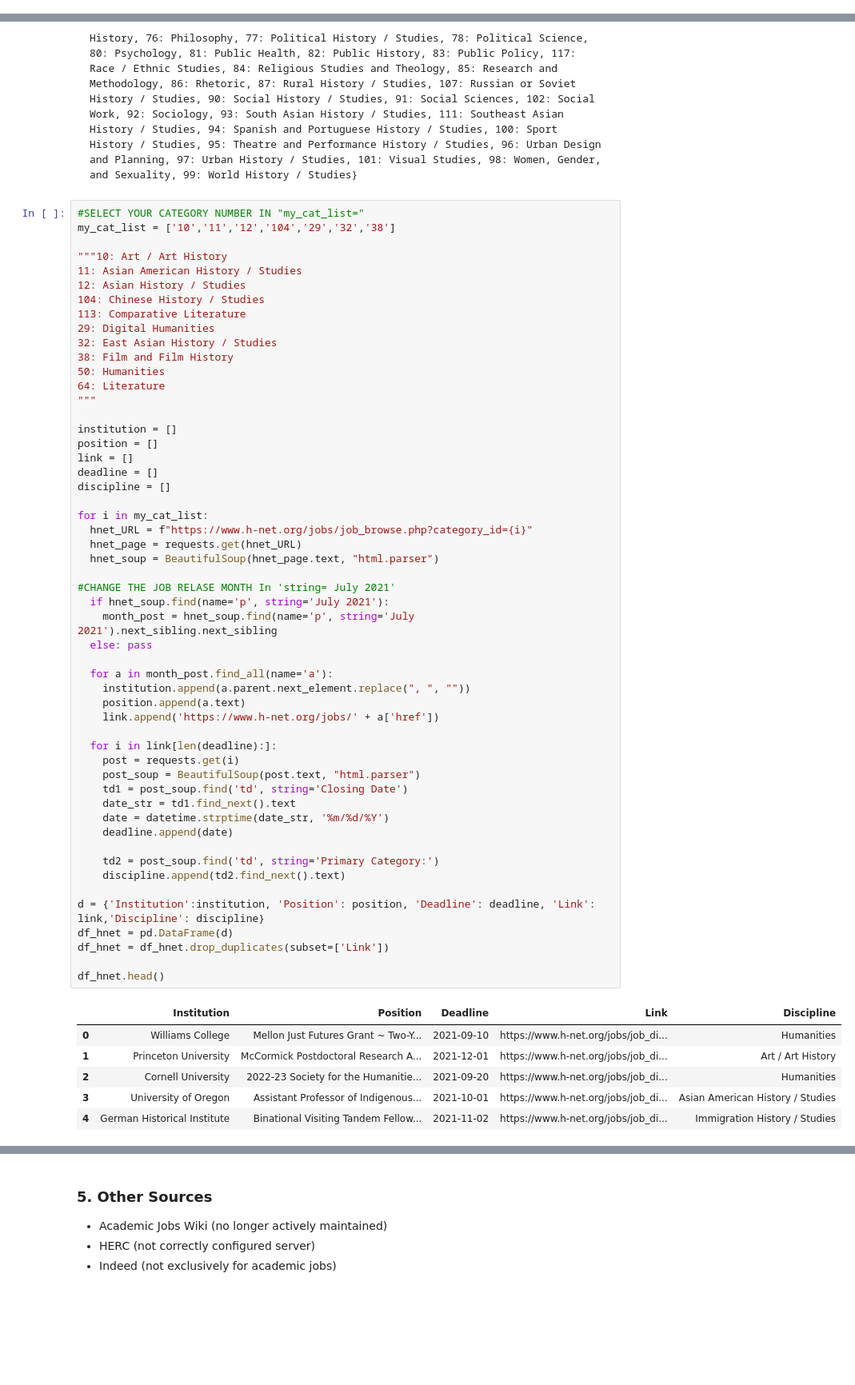
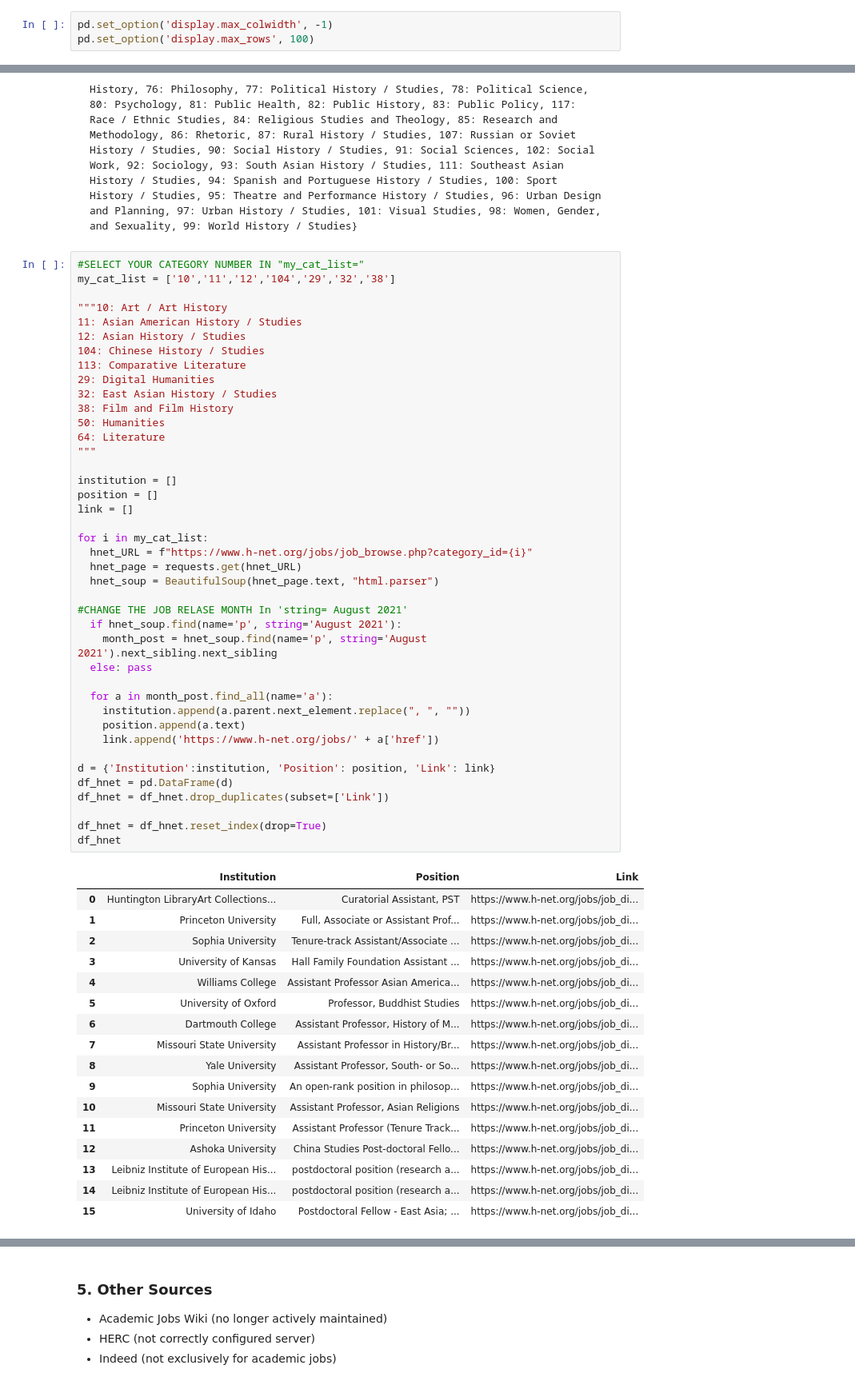
Before and after one commit to XiWang-wx/academic_jobs, a Jupyter notebook: academic_job_search.ipynb, the cells around one changed output, grey strips where cells are left out. Shown at 80% size. Drawn from its saved outputs; the diff is of its cells as text; blank space fills up the shorter version.

```diff
--- a/academic_job_search.ipynb
+++ b/academic_job_search.ipynb
@@ -8,6 +9,9 @@ import pandas as pd
 import time
 from IPython.core.display import Pretty
 from datetime import datetime
+# %%
+pd.set_option('display.max_colwidth', -1)
+pd.set_option('display.max_rows', 100)
 # %% [markdown]
 ### 1. H-Net Job Guide
 # %% [markdown]
@@ -25,54 +29,53 @@ my_cat_list = ['10','11','12','104','29','32','38']
 12: Asian History / Studies
 104: Chinese History / Studies
 113: Comparative Literature
 29: Digital Humanities
 32: East Asian History / Studies
 38: Film and Film History
 50: Humanities
 64: Literature
 """
 
 institution = []
 position = []
 link = []
-deadline = []
-discipline = []
 
 for i in my_cat_list:
   hnet_URL = f"https://www.h-net.org/jobs/job_browse.php?category_id={i}"
   hnet_page = requests.get(hnet_URL)
   hnet_soup = BeautifulSoup(hnet_page.text, "html.parser")
 
-#CHANGE THE JOB RELASE MONTH In 'string= July 2021'
-  if hnet_soup.find(name='p', string='July 2021'):
-    month_post = hnet_soup.find(name='p', string='July 2021').next_sibling.next_sibling
+#CHANGE THE JOB RELASE MONTH In 'string= August 2021'
+  if hnet_soup.find(name='p', string='August 2021'):
+    month_post = hnet_soup.find(name='p', string='August 2021').next_sibling.next_sibling
   else: pass
 
   for a in month_post.find_all(name='a'):
     institution.append(a.parent.next_element.replace(", ", ""))
     position.append(a.text)
     link.append('https://www.h-net.org/jobs/' + a['href'])
 
-  for i in link[len(deadline):]:
-    post = requests.get(i)
-    post_soup = BeautifulSoup(post.text, "html.parser")
-    td1 = post_soup.find('td', string='Closing Date')
-    date_str = td1.find_next().text
-    date = datetime.strptime(date_str, '%m/%d/%Y')
-    deadline.append(date)
-
-    td2 = post_soup.find('td', string='Primary Category:')
-    discipline.append(td2.find_next().text)
-
-d = {'Institution':institution, 'Position': position, 'Deadline': deadline, 'Link': link,'Discipline': discipline}
+d = {'Institution':institution, 'Position': position, 'Link': link}
 df_hnet = pd.DataFrame(d)
 df_hnet = df_hnet.drop_duplicates(subset=['Link'])
 
-df_hnet.head()
+df_hnet = df_hnet.reset_index(drop=True)
+df_hnet
 # %% [output]
-|  | Institution | Position | Deadline | Link | Discipline |
-| 0 | Williams College | Mellon Just Futures Grant ~ Two-Y... | 2021-09-10 | https://www.h-net.org/jobs/job_di... | Humanities |
-| 1 | Princeton University | McCormick Postdoctoral Research A... | 2021-12-01 | https://www.h-net.org/jobs/job_di... | Art / Art History |
-| 2 | Cornell University | 2022-23 Society for the Humanitie... | 2021-09-20 | https://www.h-net.org/jobs/job_di... | Humanities |
-| 3 | University of Oregon | Assistant Professor of Indigenous... | 2021-10-01 | https://www.h-net.org/jobs/job_di... | Asian American History / Studies |
-| 4 | German Historical Institute | Binational Visiting Tandem Fellow... | 2021-11-02 | https://www.h-net.org/jobs/job_di... | Immigration History / Studies |
+|  | Institution | Position | Link |
+| 0 | Huntington LibraryArt Collections... | Curatorial Assistant, PST | https://www.h-net.org/jobs/job_di... |
+| 1 | Princeton University | Full, Associate or Assistant Prof... | https://www.h-net.org/jobs/job_di... |
+| 2 | Sophia University | Tenure-track Assistant/Associate ... | https://www.h-net.org/jobs/job_di... |
+| 3 | University of Kansas | Hall Family Foundation Assistant ... | https://www.h-net.org/jobs/job_di... |
+| 4 | Williams College | Assistant Professor Asian America... | https://www.h-net.org/jobs/job_di... |
+| 5 | University of Oxford | Professor, Buddhist Studies | https://www.h-net.org/jobs/job_di... |
+| 6 | Dartmouth College | Assistant Professor, History of M... | https://www.h-net.org/jobs/job_di... |
+| 7 | Missouri State University | Assistant Professor in History/Br... | https://www.h-net.org/jobs/job_di... |
+| 8 | Yale University | Assistant Professor, South- or So... | https://www.h-net.org/jobs/job_di... |
+| 9 | Sophia University | An open-rank position in philosop... | https://www.h-net.org/jobs/job_di... |
+| 10 | Missouri State University | Assistant Professor, Asian Religions | https://www.h-net.org/jobs/job_di... |
+| 11 | Princeton University | Assistant Professor (Tenure Track... | https://www.h-net.org/jobs/job_di... |
+| 12 | Ashoka University | China Studies Post-doctoral Fello... | https://www.h-net.org/jobs/job_di... |
+| 13 | Leibniz Institute of European His... | postdoctoral position (research a... | https://www.h-net.org/jobs/job_di... |
+| 14 | Leibniz Institute of European His... | postdoctoral position (research a... | https://www.h-net.org/jobs/job_di... |
+| 15 | University of Idaho | Postdoctoral Fellow - East Asia; ... | https://www.h-net.org/jobs/job_di... |
```
Also changed, not shown: parts of 16 cells of this notebook.
